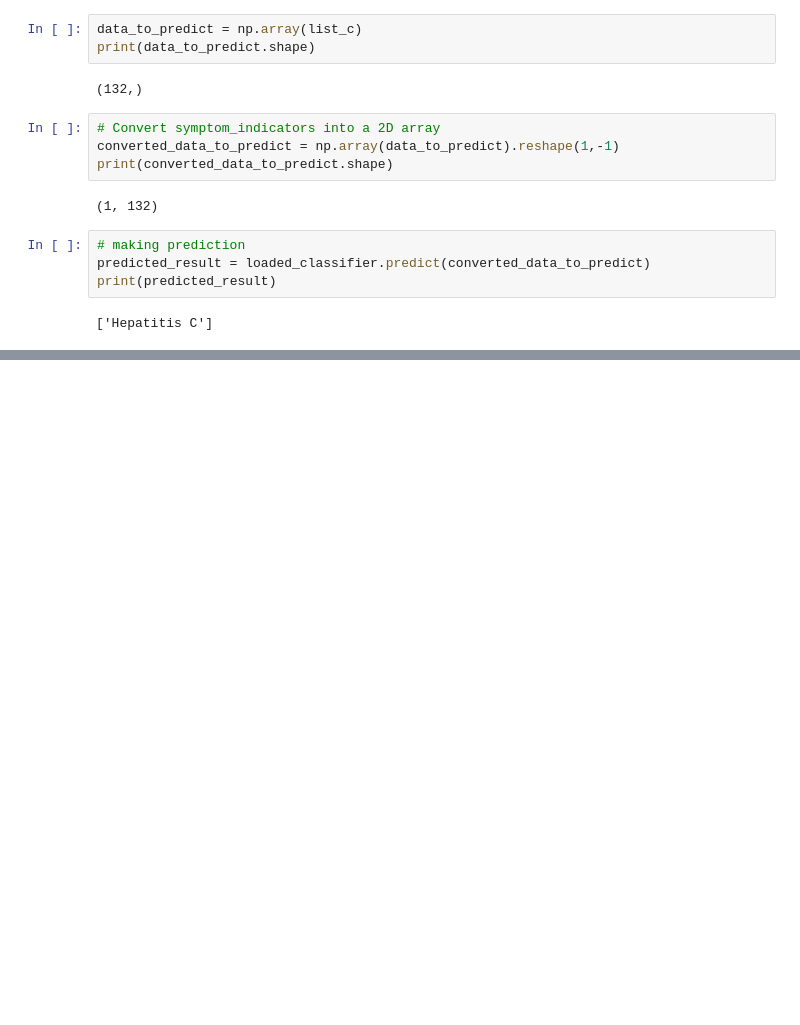
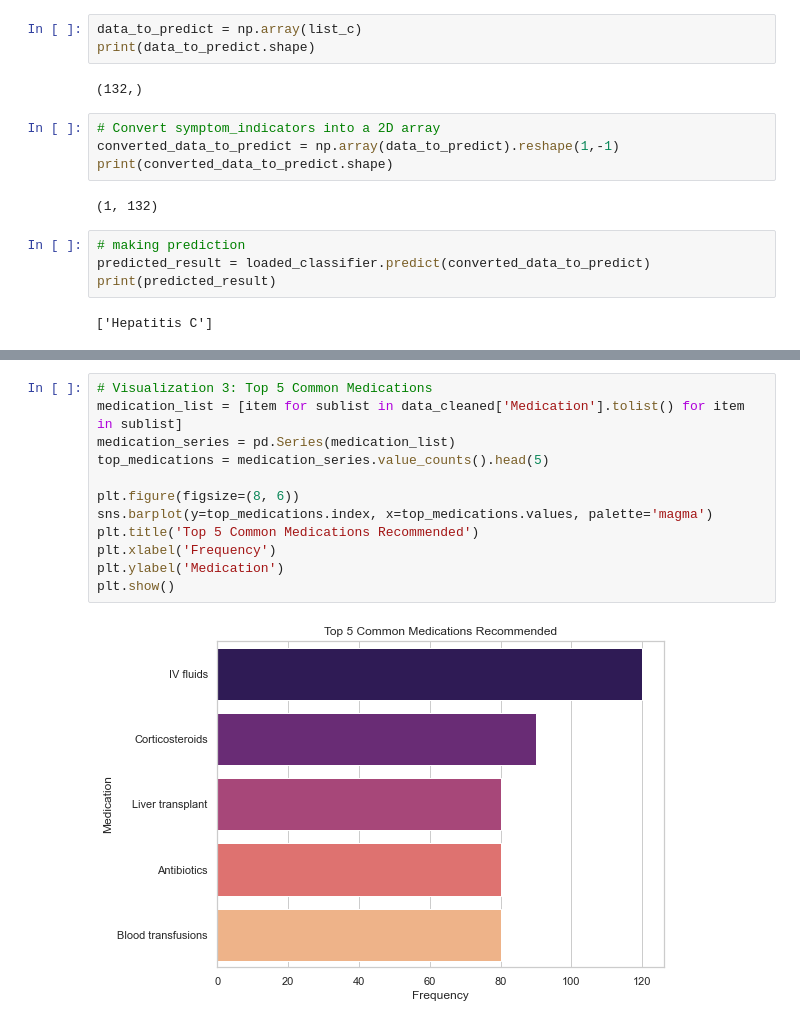
Before and after one commit to ApexPlayground/Final_Project, a Jupyter notebook: ApexPlayground_Disease_predictionV2.ipynb, the cells around one changed output, grey strips where cells are left out. Drawn from its saved outputs; the diff is of its cells as text; blank space fills up the shorter version.

```diff
--- a/ApexPlayground_Disease_predictionV2.ipynb
+++ b/ApexPlayground_Disease_predictionV2.ipynb
@@ -365,0 +575,14 @@ print(predicted_result)
+# %%
+# Visualization 3: Top 5 Common Medications
+medication_list = [item for sublist in data_cleaned['Medication'].tolist() for item in sublist]
+medication_series = pd.Series(medication_list)
+top_medications = medication_series.value_counts().head(5)
+
+plt.figure(figsize=(8, 6))
+sns.barplot(y=top_medications.index, x=top_medications.values, palette='magma')
+plt.title('Top 5 Common Medications Recommended')
+plt.xlabel('Frequency')
+plt.ylabel('Medication')
+plt.show()
+# %% [output]
+[figure, added]
```
Also changed, not shown: parts of 17 cells of this notebook, 19 other files.
